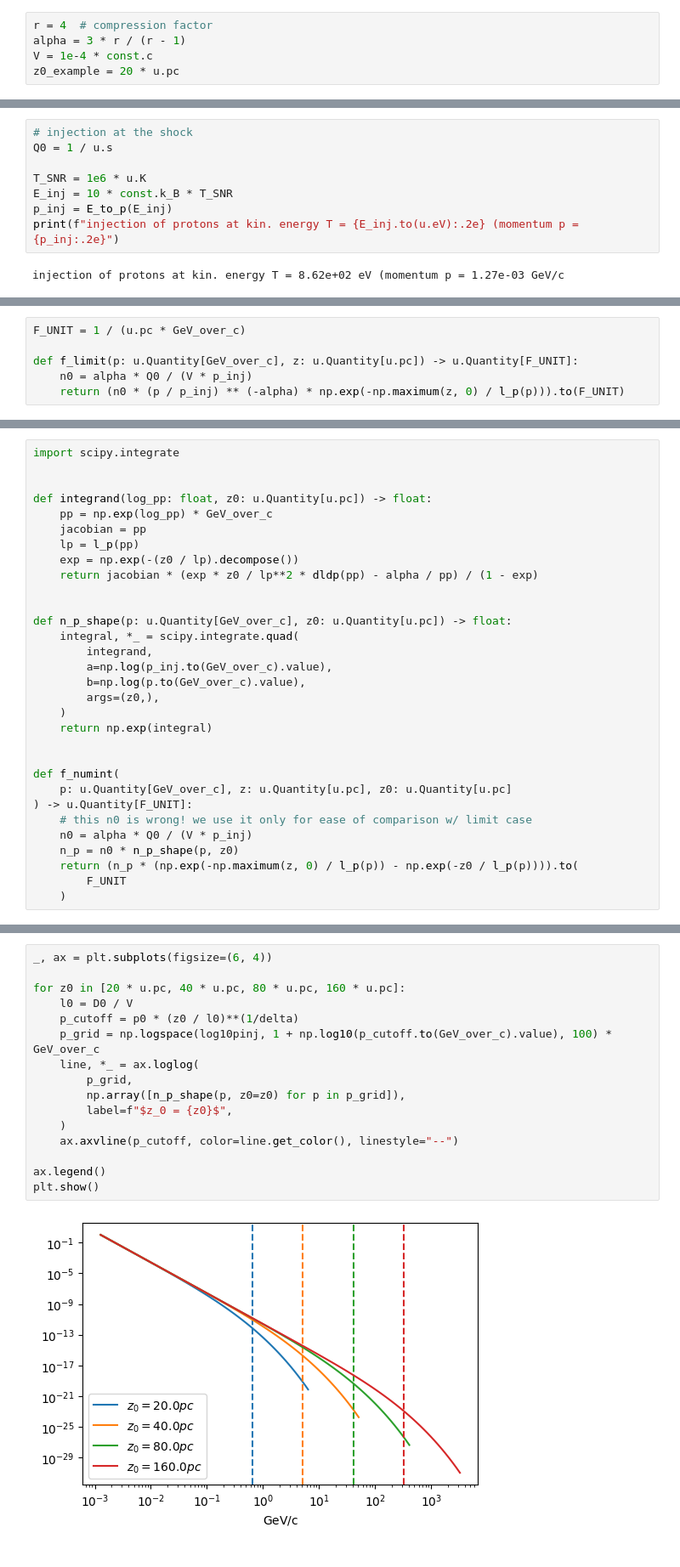
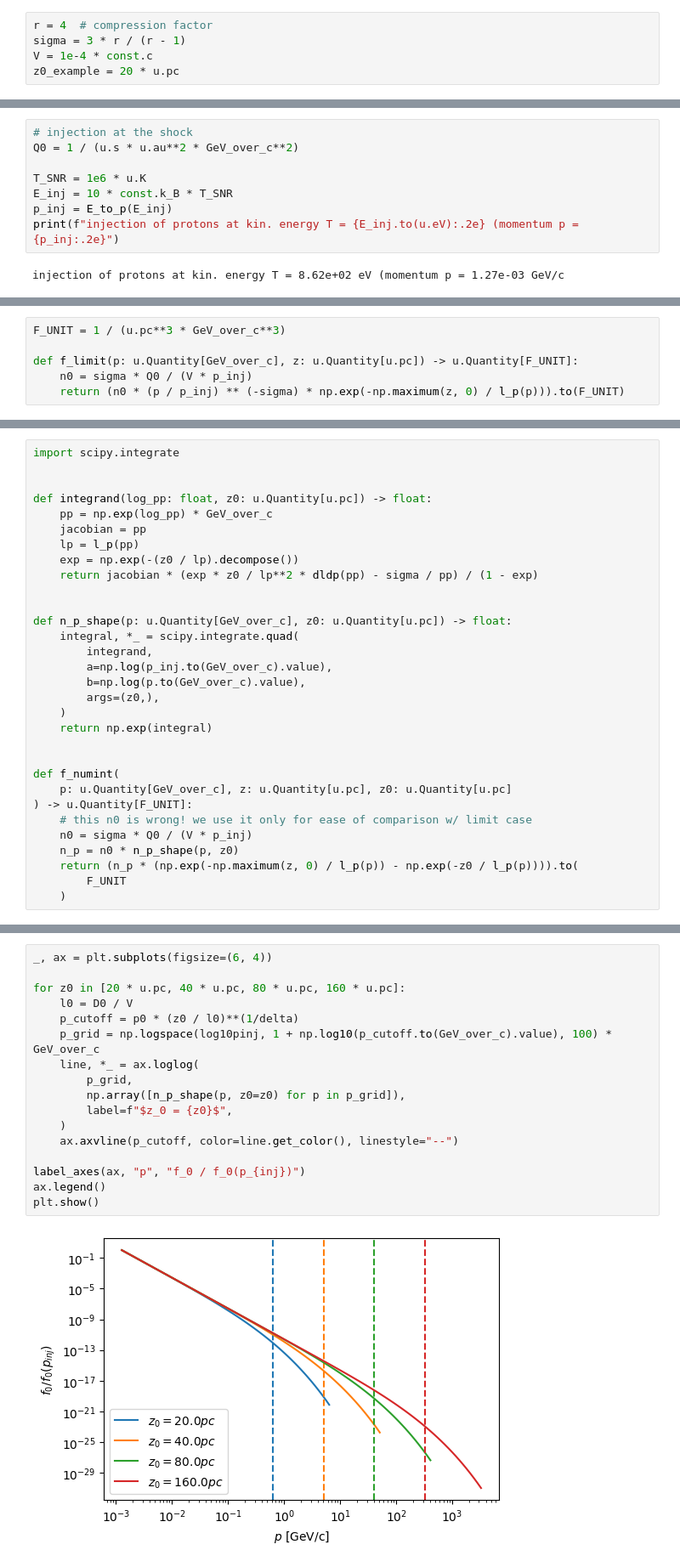
Before and after one commit to nj-vs-vh/gssi-he-th, a Jupyter notebook: 17 Spectrum Calculation and Boundary Conditions in Planar Shock with Free Escape Surface.ipynb, the cells around one changed output, grey strips where cells are left out. Shown at 85% size. Saved outputs shown, nothing was run; the diff lists cells and outputs as text.

```diff
--- a/17 Spectrum Calculation and Boundary Conditions in Planar Shock with Free Escape Surface.ipynb
+++ b/17 Spectrum Calculation and Boundary Conditions in Planar Shock with Free Escape Surface.ipynb
@@ -36,7 +36,7 @@ Boundary condition:
 ## Basic geometry and shock properties
 # %%
 r = 4  # compression factor
-alpha = 3 * r / (r - 1)
+sigma = 3 * r / (r - 1)
 V = 1e-4 * const.c
 z0_example = 20 * u.pc
 # %%
@@ -94,7 +94,7 @@ def E_to_p(T: u.Quantity[u.eV]) -> u.Quantity[GeV_over_c]:
     return (gamma * const.m_p * v).to(GeV_over_c)
 # %%
 # injection at the shock
-Q0 = 1 / u.s
+Q0 = 1 / (u.s * u.au**2 * GeV_over_c**2)
 
 T_SNR = 1e6 * u.K
 E_inj = 10 * const.k_B * T_SNR
@@ -125,11 +125,11 @@ $$
 Here $\alpha \equiv \frac{3r}{r - 1}$ – spectral index ($4$ for strong shock), $l(p) \equiv \frac{D_u(p)}{V}$ – diffusion length in the upstream.
 $n_0 = \frac{\alpha Q_0}{V p_i}$ – spectrum normalization.
 # %%
-F_UNIT = 1 / (u.pc * GeV_over_c)
+F_UNIT = 1 / (u.pc**3 * GeV_over_c**3)
 
 def f_limit(p: u.Quantity[GeV_over_c], z: u.Quantity[u.pc]) -> u.Quantity[F_UNIT]:
-    n0 = alpha * Q0 / (V * p_inj)
-    return (n0 * (p / p_inj) ** (-alpha) * np.exp(-np.maximum(z, 0) / l_p(p))).to(F_UNIT)
+    n0 = sigma * Q0 / (V * p_inj)
+    return (n0 * (p / p_inj) ** (-sigma) * np.exp(-np.maximum(z, 0) / l_p(p))).to(F_UNIT)
 # %%
 _, axes = plt.subplots(ncols=2, figsize=(10, 5))
 ax_z = axes[0]
@@ -199,7 +199,7 @@ def integrand(log_pp: float, z0: u.Quantity[u.pc]) -> float:
     jacobian = pp
     lp = l_p(pp)
     exp = np.exp(-(z0 / lp).decompose())
-    return jacobian * (exp * z0 / lp**2 * dldp(pp) - alpha / pp) / (1 - exp)
+    return jacobian * (exp * z0 / lp**2 * dldp(pp) - sigma / pp) / (1 - exp)
 
 
 def n_p_shape(p: u.Quantity[GeV_over_c], z0: u.Quantity[u.pc]) -> float:
@@ -216,7 +216,7 @@ def f_numint(
     p: u.Quantity[GeV_over_c], z: u.Quantity[u.pc], z0: u.Quantity[u.pc]
 ) -> u.Quantity[F_UNIT]:
     # this n0 is wrong! we use it only for ease of comparison w/ limit case
-    n0 = alpha * Q0 / (V * p_inj)
+    n0 = sigma * Q0 / (V * p_inj)
     n_p = n0 * n_p_shape(p, z0)
     return (n_p * (np.exp(-np.maximum(z, 0) / l_p(p)) - np.exp(-z0 / l_p(p)))).to(
         F_UNIT
@@ -224,18 +226,19 @@ def f_numint(
 # %%
 _, ax = plt.subplots(figsize=(6, 4))
 
 for z0 in [20 * u.pc, 40 * u.pc, 80 * u.pc, 160 * u.pc]:
     l0 = D0 / V
     p_cutoff = p0 * (z0 / l0)**(1/delta)
     p_grid = np.logspace(log10pinj, 1 + np.log10(p_cutoff.to(GeV_over_c).value), 100) * GeV_over_c
     line, *_ = ax.loglog(
         p_grid,
         np.array([n_p_shape(p, z0=z0) for p in p_grid]),
         label=f"$z_0 = {z0}$",
     )
     ax.axvline(p_cutoff, color=line.get_color(), linestyle="--")
 
+label_axes(ax, "p", "f_0 / f_0(p_{inj})")
 ax.legend()
 plt.show()
 # %% [output]
-[figure, old version]
+[figure, new version]
```
Also changed, not shown: parts of 5 cells of this notebook.
